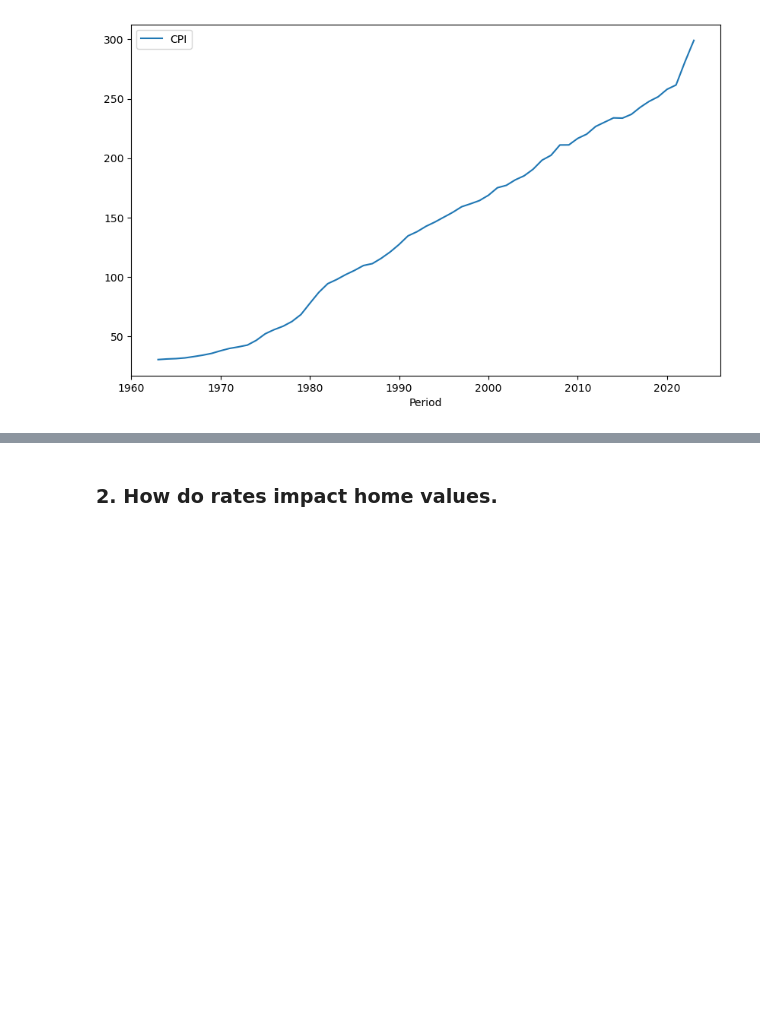
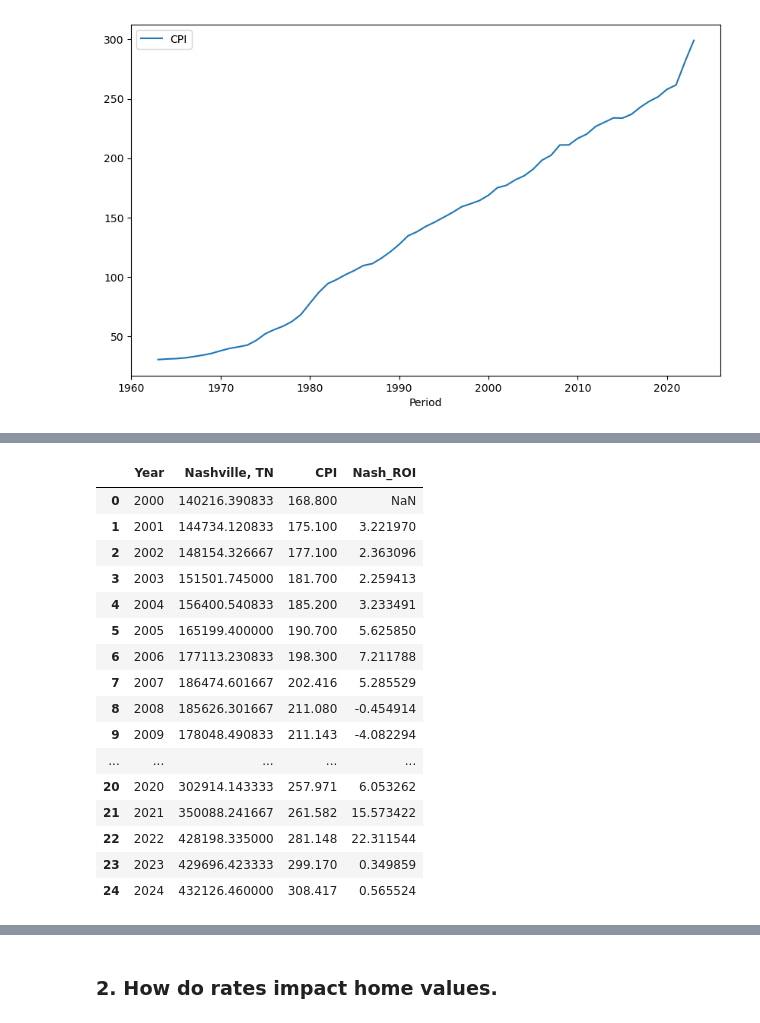
Before and after one commit to mwestonjr/Capstone, a Jupyter notebook: avg_home_sales.ipynb, the cells around one changed output, grey strips where cells are left out. Cells and saved outputs as stored; diff of their text form; code cells hidden in the pictures; blank space fills up the shorter version.

```diff
--- a/avg_home_sales.ipynb
+++ b/avg_home_sales.ipynb
@@ -529,0 +727,5 @@ home_merge.plot(kind = 'line',
+# %%
+nashville_merge = pd.merge(nashville, home_corr_year,
+                           left_on = 'Year', right_on = 'Year',
+                           how = 'inner')
+nashville_merge
@@ -529,0 +794,22 @@ home_merge.plot(kind = 'line',
+# %%
+nashville_merge['Nash_ROI']= nashville['Nashville, TN'].pct_change()*100
+# %%
+nashville_merge
+# %% [output]
+|  | Year | Nashville, TN | CPI | Nash_ROI |
+| 0 | 2000 | 140216.390833 | 168.800 | NaN |
+| 1 | 2001 | 144734.120833 | 175.100 | 3.221970 |
+| 2 | 2002 | 148154.326667 | 177.100 | 2.363096 |
+| 3 | 2003 | 151501.745000 | 181.700 | 2.259413 |
+| 4 | 2004 | 156400.540833 | 185.200 | 3.233491 |
+| 5 | 2005 | 165199.400000 | 190.700 | 5.625850 |
+| 6 | 2006 | 177113.230833 | 198.300 | 7.211788 |
+| 7 | 2007 | 186474.601667 | 202.416 | 5.285529 |
+| 8 | 2008 | 185626.301667 | 211.080 | -0.454914 |
+| 9 | 2009 | 178048.490833 | 211.143 | -4.082294 |
+| ... | ... | ... | ... | ... |
+| 20 | 2020 | 302914.143333 | 257.971 | 6.053262 |
+| 21 | 2021 | 350088.241667 | 261.582 | 15.573422 |
+| 22 | 2022 | 428198.335000 | 281.148 | 22.311544 |
+| 23 | 2023 | 429696.423333 | 299.170 | 0.349859 |
+| 24 | 2024 | 432126.460000 | 308.417 | 0.565524 |
```
Also changed, not shown: parts of 112 cells of this notebook, 1 other file.
